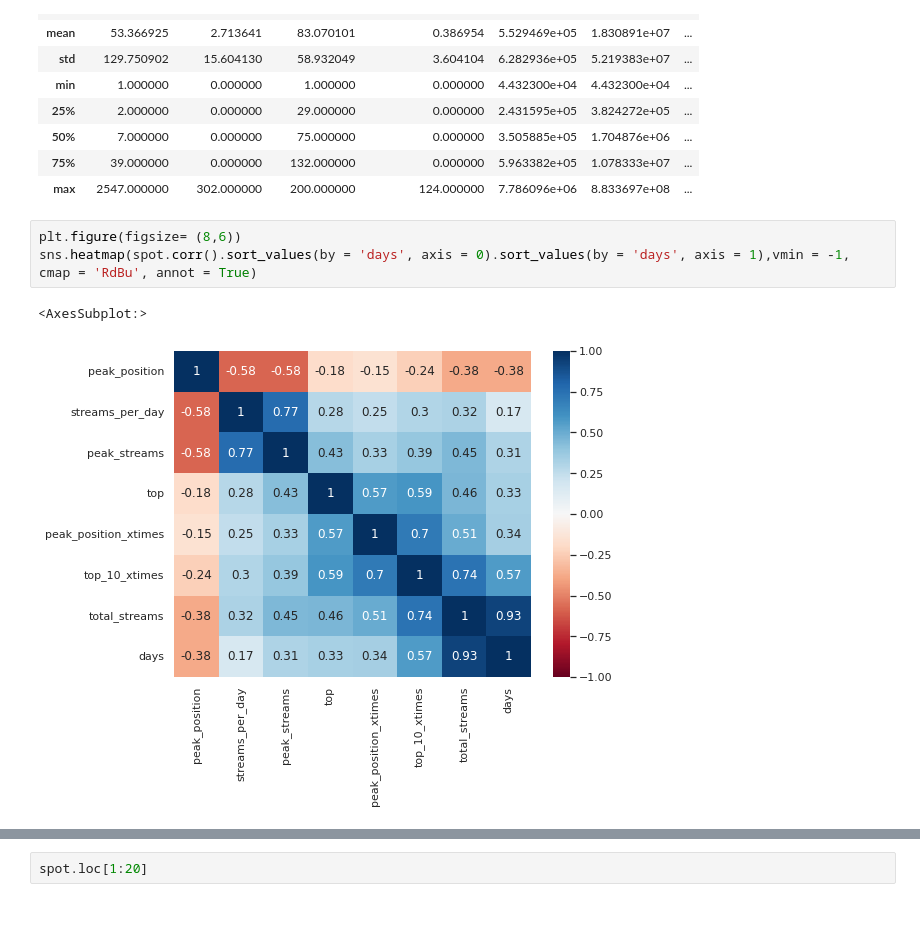
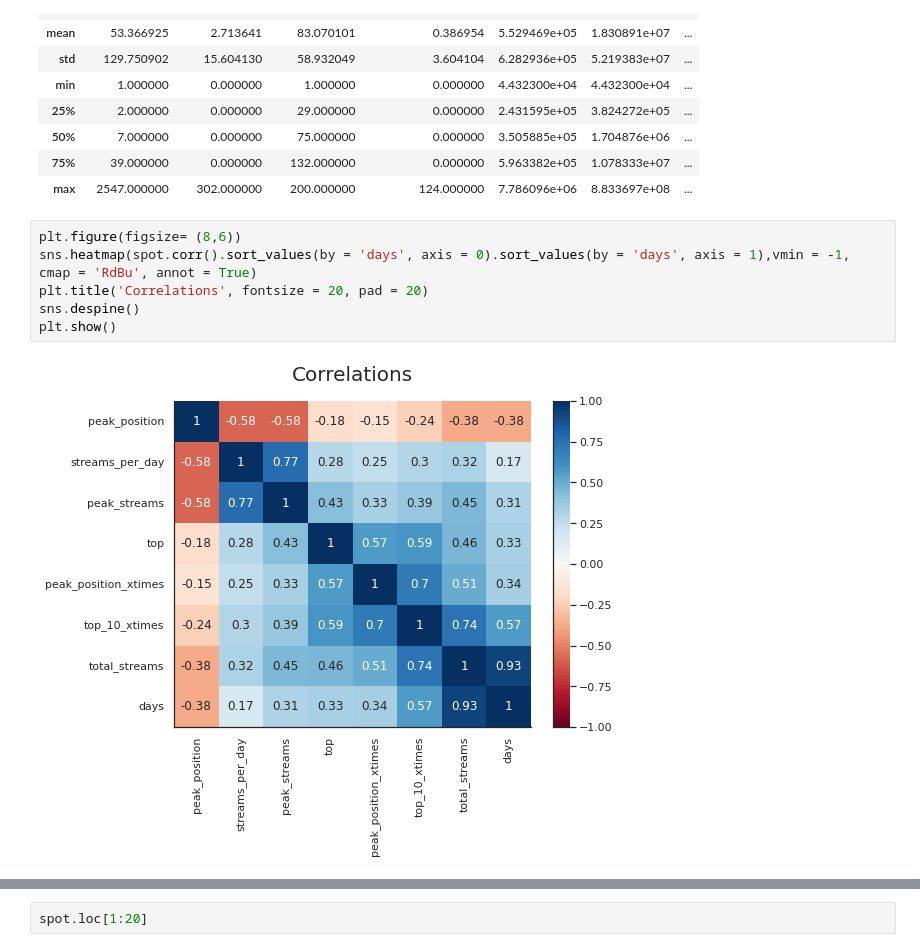
Before and after one commit to i6ty3/i6ty3.github.io, a Jupyter notebook: spots.ipynb, the cells around one changed output, grey strips where cells are left out. Cells and saved outputs as stored; diff of their text form; blank space fills up the shorter version.

```diff
--- a/spots.ipynb
+++ b/spots.ipynb
@@ -125,7 +146,9 @@ spot.describe()
 # %%
 plt.figure(figsize= (8,6))
 sns.heatmap(spot.corr().sort_values(by = 'days', axis = 0).sort_values(by = 'days', axis = 1),vmin = -1, cmap = 'RdBu', annot = True)
+plt.title('Correlations', fontsize = 20, pad = 20)
+sns.despine()
+plt.show()
 # %% [output]
-<AxesSubplot:>
-[figure, old version]
+[figure, new version]
 # %%
```
Also changed, not shown: parts of 10 cells of this notebook.
